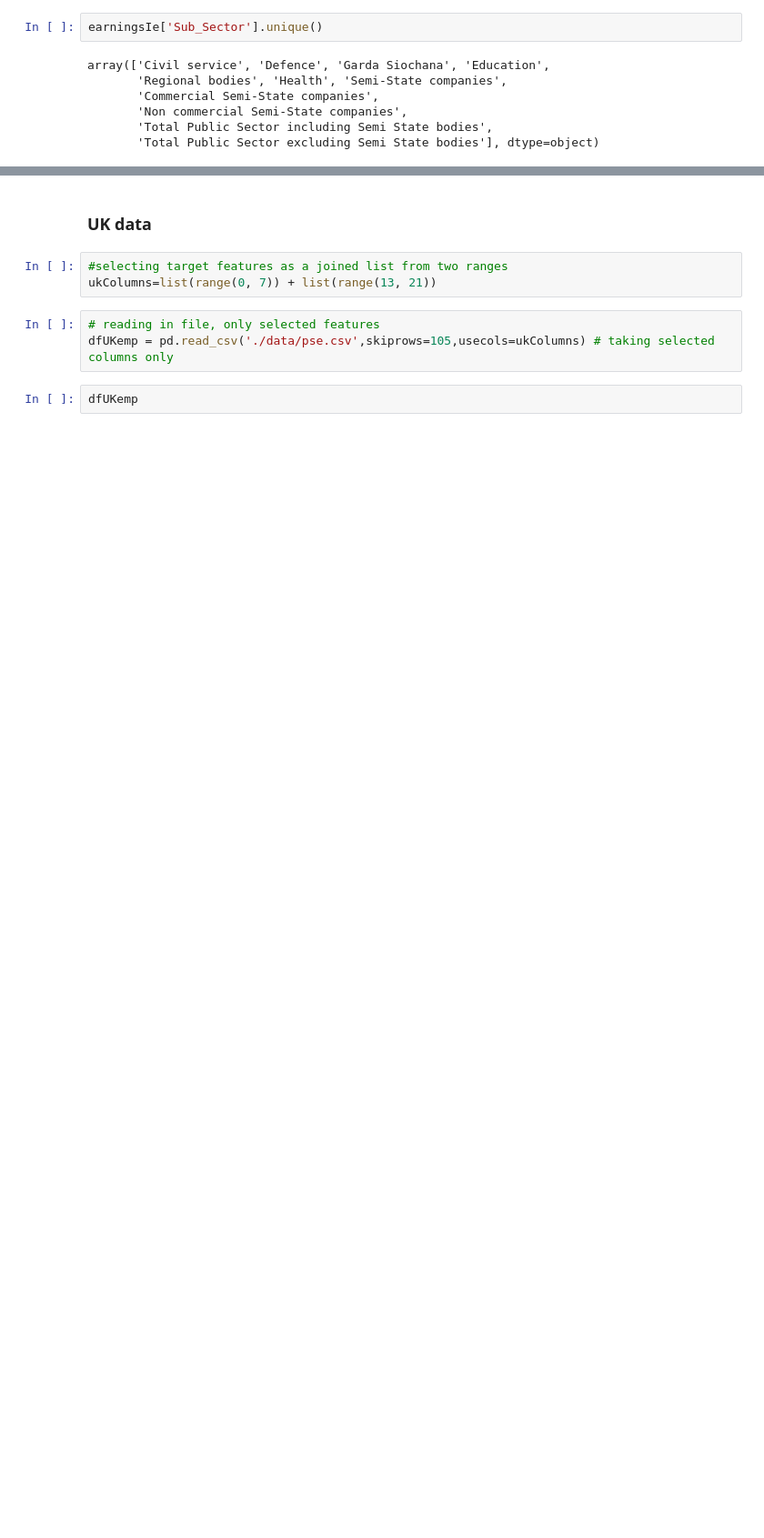
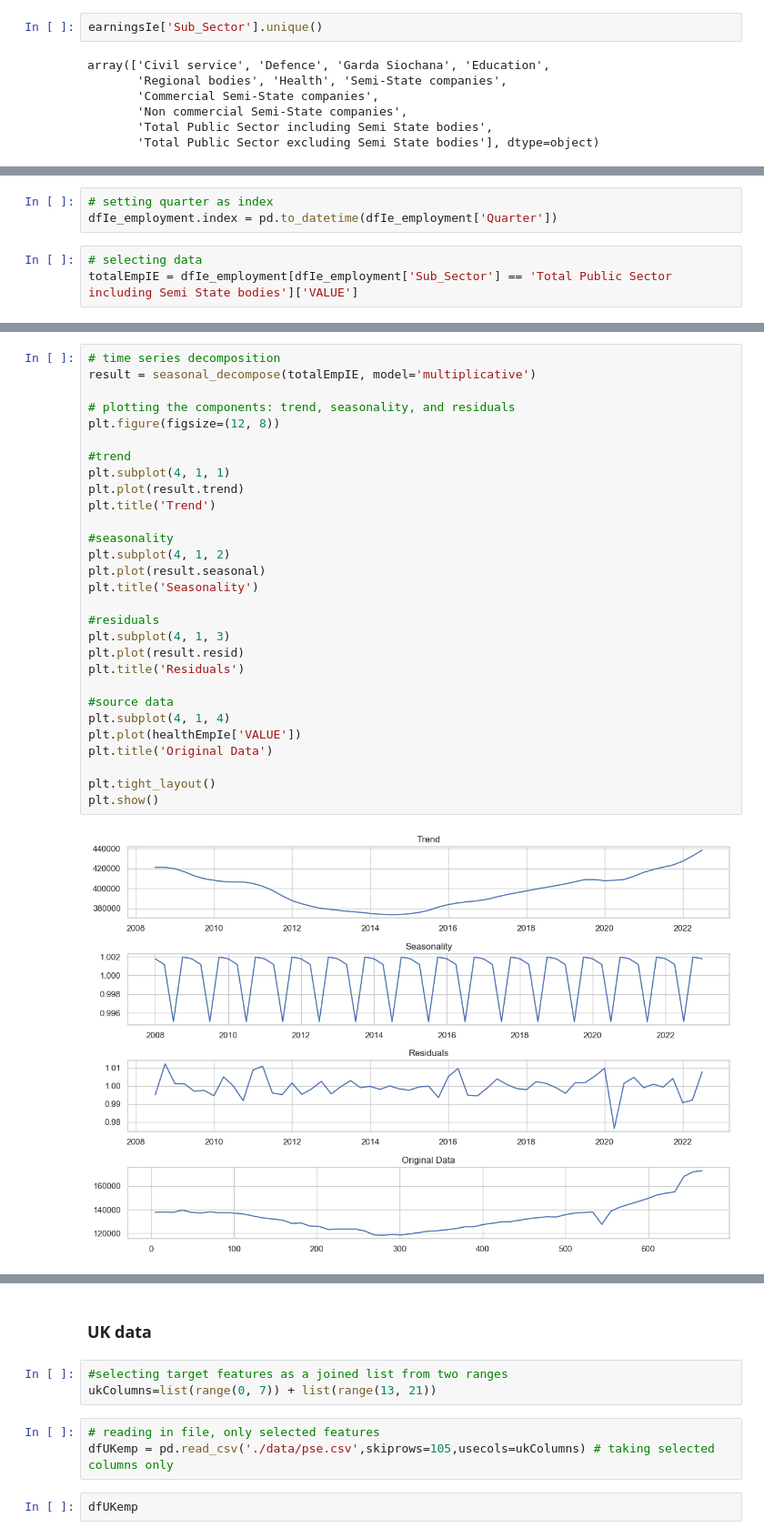
Before and after one commit to Carloselrecharlie/ML_assessment_repeat, a Jupyter notebook: sba22448_Integrated_CA-ML.ipynb, the cells around one changed output, grey strips where cells are left out. Shown at 91% size. Drawn from its saved outputs; the diff is of its cells as text; blank space fills up the shorter version.

```diff
--- a/sba22448_Integrated_CA-ML.ipynb
+++ b/sba22448_Integrated_CA-ML.ipynb
@@ -514,0 +436,6 @@ arimaFit = arimaModel.fit()
+# %%
+# setting quarter as index
+dfIe_employment.index = pd.to_datetime(dfIe_employment['Quarter'])
+# %%
+# selecting data
+totalEmpIE = dfIe_employment[dfIe_employment['Sub_Sector'] == 'Total Public Sector including Semi State bodies']['VALUE']
@@ -514,0 +458,31 @@ arimaFit = arimaModel.fit()
+# %%
+# time series decomposition
+result = seasonal_decompose(totalEmpIE, model='multiplicative')
+
+# plotting the components: trend, seasonality, and residuals
+plt.figure(figsize=(12, 8))
+
+#trend
+plt.subplot(4, 1, 1)
+plt.plot(result.trend)
+plt.title('Trend')
+
+#seasonality
+plt.subplot(4, 1, 2)
+plt.plot(result.seasonal)
+plt.title('Seasonality')
+
+#residuals
+plt.subplot(4, 1, 3)
+plt.plot(result.resid)
+plt.title('Residuals')
+
+#source data
+plt.subplot(4, 1, 4)
+plt.plot(healthEmpIe['VALUE'])
+plt.title('Original Data')
+
+plt.tight_layout()
+plt.show()
+# %% [output]
+[figure, added]
```
Also changed, not shown: parts of 133 cells of this notebook, 1 other file.
